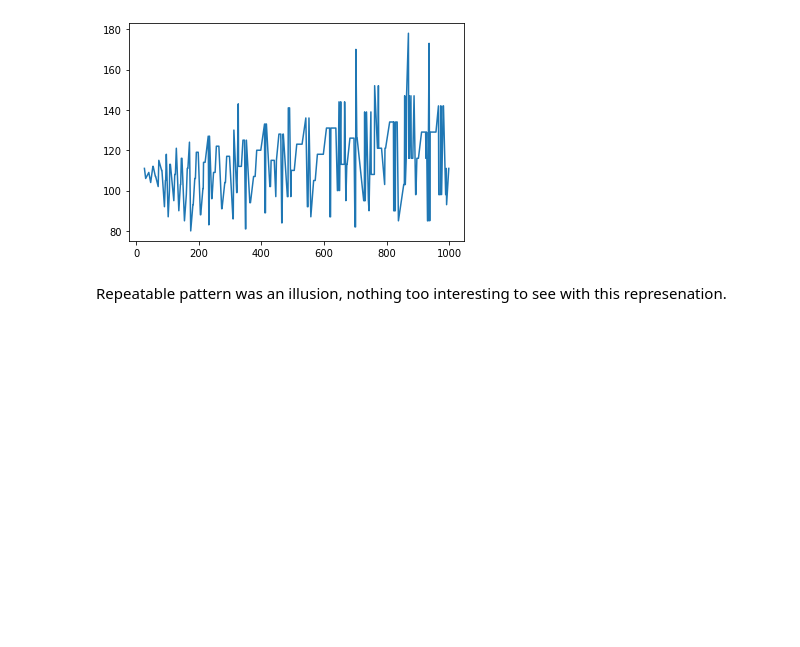
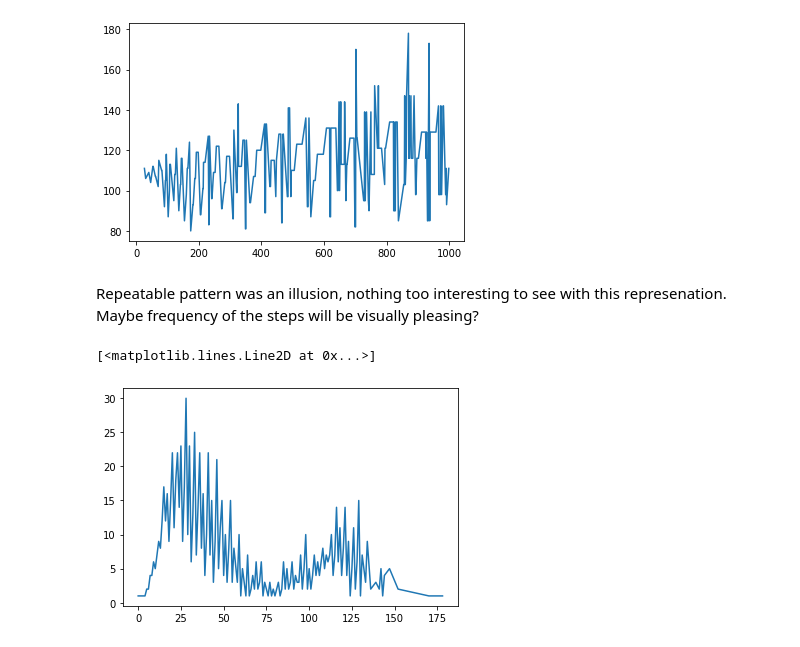
Before and after one commit to Shymbor/Small_Python_Projects, a Jupyter notebook: Collatz conjecture.ipynb, the cells around one changed output. Saved outputs shown, nothing was run; the diff lists cells and outputs as text; code cells hidden in the pictures; blank space fills up the shorter version.

Commit message:
Added visualization for frequency

```diff
--- a/Collatz conjecture.ipynb
+++ b/Collatz conjecture.ipynb
@@ -100,4 +100,33 @@ plt.plot(x_peaks, y_peaks)
 [<matplotlib.lines.Line2D at 0x...>]
 [figure]
 # %% [markdown]
-Repeatable pattern was an illusion, nothing too interesting to see with this represenation.
+Repeatable pattern was an illusion, nothing too interesting to see with this represenation. <br>
+Maybe frequency of the steps will be visually pleasing?
+# %%
+#Lets re-generate the set
+x = []
+y = []
+
+for i in range(1,1001):
+    x.append(i)
+    y.append(Collatz(i))
+# %%
+# Now to get frequency for each of the values
+#firts, make a unique set of values
+step_set = set(y)
+
+#then, let's create dictionary for values and their quantity
+step_dict = {}
+for element in step_set:
+    step_dict[element] = 0
+
+#next thing - actually counting the quantity
+for element in y:
+    step_dict[element] +=1
+# %%
+#And now let's visualize that again
+
+plt.plot(step_dict.keys(), step_dict.values())
+# %% [output]
+[<matplotlib.lines.Line2D at 0x...>]
+[figure, added]
```
